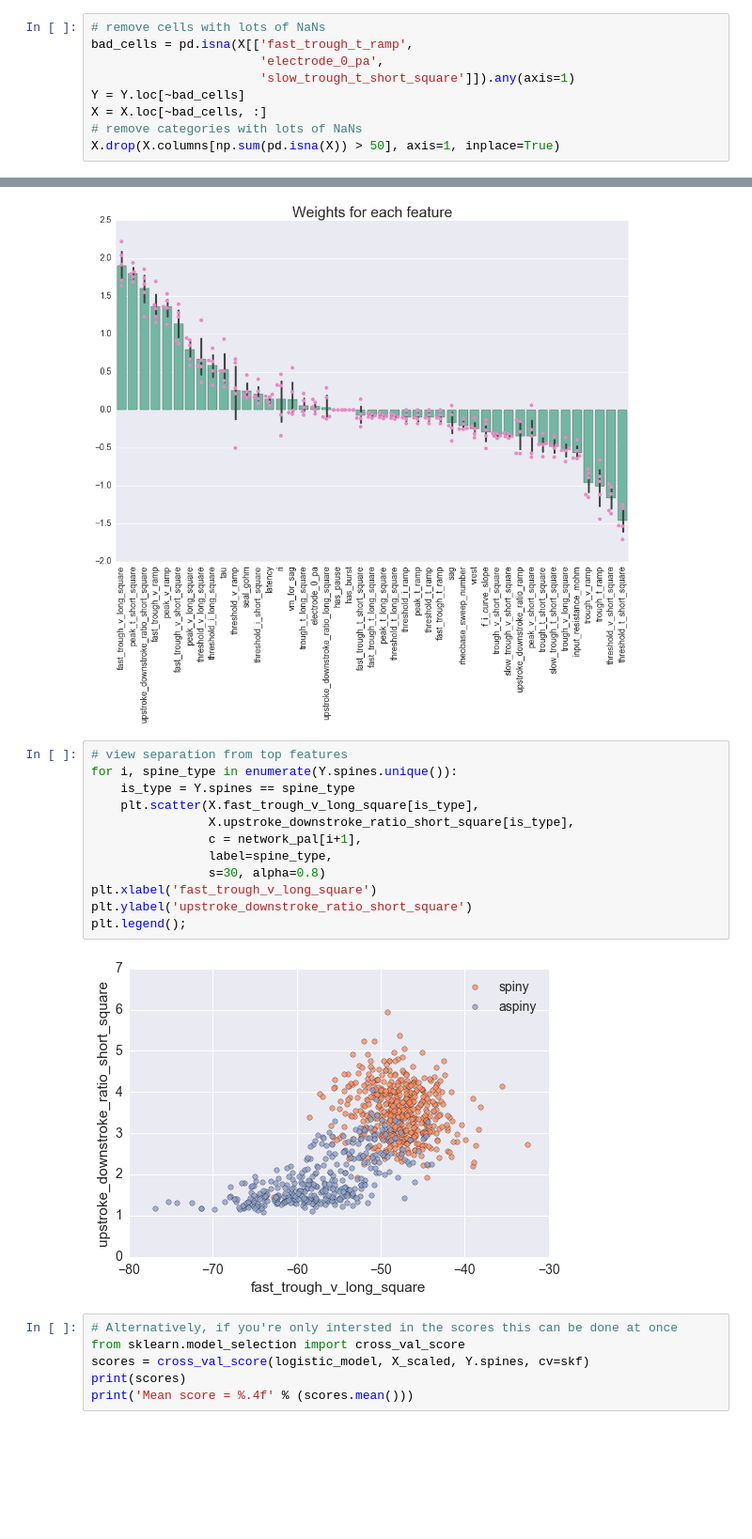
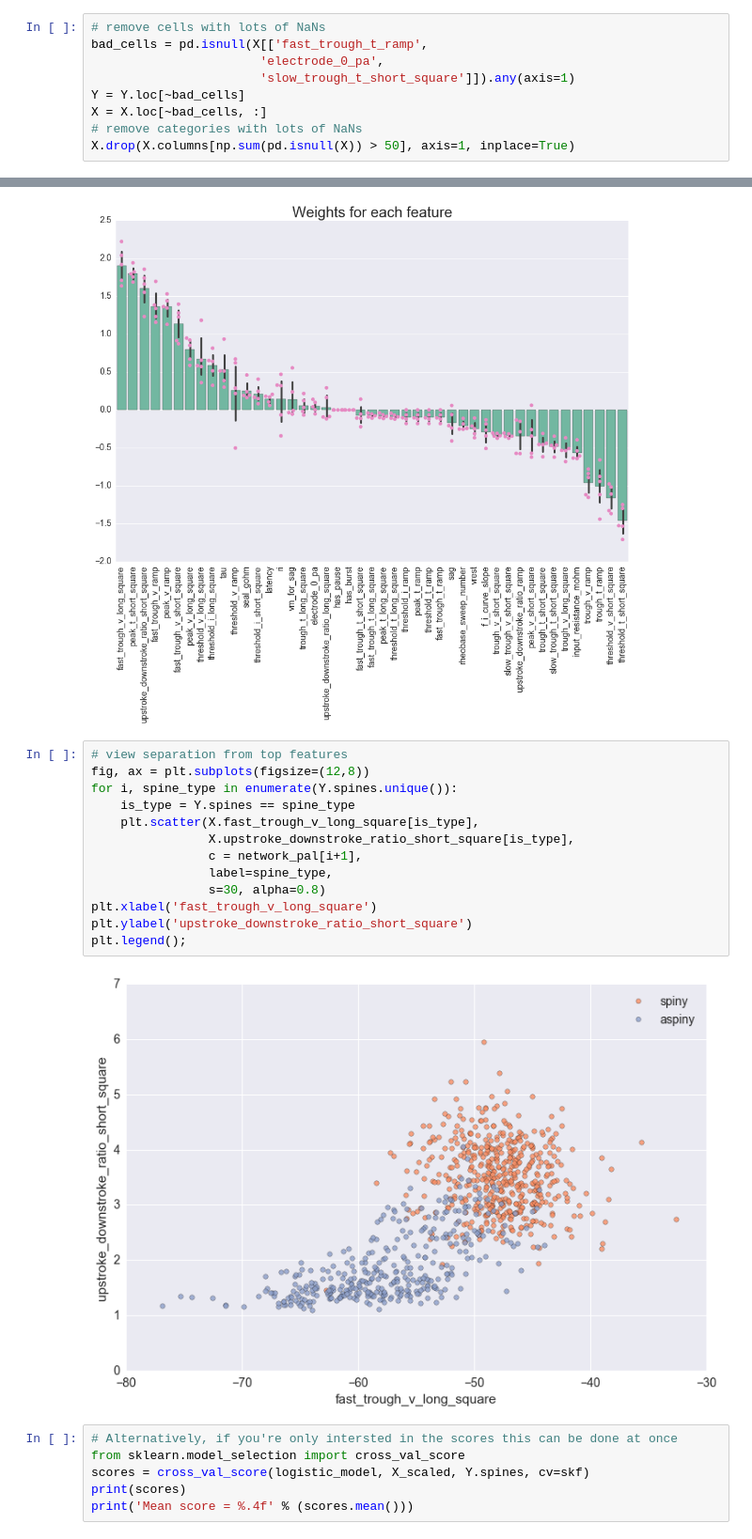
Before and after one commit to davidhbrann/CompClub-sklearn, a Jupyter notebook: 1_allen_cellTypes.ipynb, the cells around one changed output, grey strips where cells are left out. Shown at 94% size. Saved outputs shown, nothing was run; the diff lists cells and outputs as text; blank space fills up the shorter version.

```diff
--- a/1_allen_cellTypes.ipynb
+++ b/1_allen_cellTypes.ipynb
@@ -100,13 +101,13 @@ g.ax_heatmap.set_yticklabels(g.ax_heatmap.get_yticklabels(), rotation=0);
 For this classification problem, we'll start by using logistic regression.
 # %%
 # remove cells with lots of NaNs
-bad_cells = pd.isna(X[['fast_trough_t_ramp',
+bad_cells = pd.isnull(X[['fast_trough_t_ramp',
                        'electrode_0_pa',
                        'slow_trough_t_short_square']]).any(axis=1)
 Y = Y.loc[~bad_cells]
 X = X.loc[~bad_cells, :]
 # remove categories with lots of NaNs
-X.drop(X.columns[np.sum(pd.isna(X)) > 50], axis=1, inplace=True)
+X.drop(X.columns[np.sum(pd.isnull(X)) > 50], axis=1, inplace=True)
 # %%
 # scale all features
 from sklearn.preprocessing import RobustScaler
@@ -146,18 +147,19 @@ ax.set_xticklabels(ax.get_xticklabels(), rotation=90);
 [figure]
 # %%
 # view separation from top features
+fig, ax = plt.subplots(figsize=(12,8))
 for i, spine_type in enumerate(Y.spines.unique()):
     is_type = Y.spines == spine_type
     plt.scatter(X.fast_trough_v_long_square[is_type],
                 X.upstroke_downstroke_ratio_short_square[is_type],
                 c = network_pal[i+1],
                 label=spine_type,
                 s=30, alpha=0.8)
 plt.xlabel('fast_trough_v_long_square')
 plt.ylabel('upstroke_downstroke_ratio_short_square')
 plt.legend();
 # %% [output]
-[figure, old version]
+[figure, new version]
 # %%
 # Alternatively, if you're only intersted in the scores this can be done at once
 from sklearn.model_selection import cross_val_score
```
Also changed, not shown: parts of 15 cells of this notebook, 4 other files.
